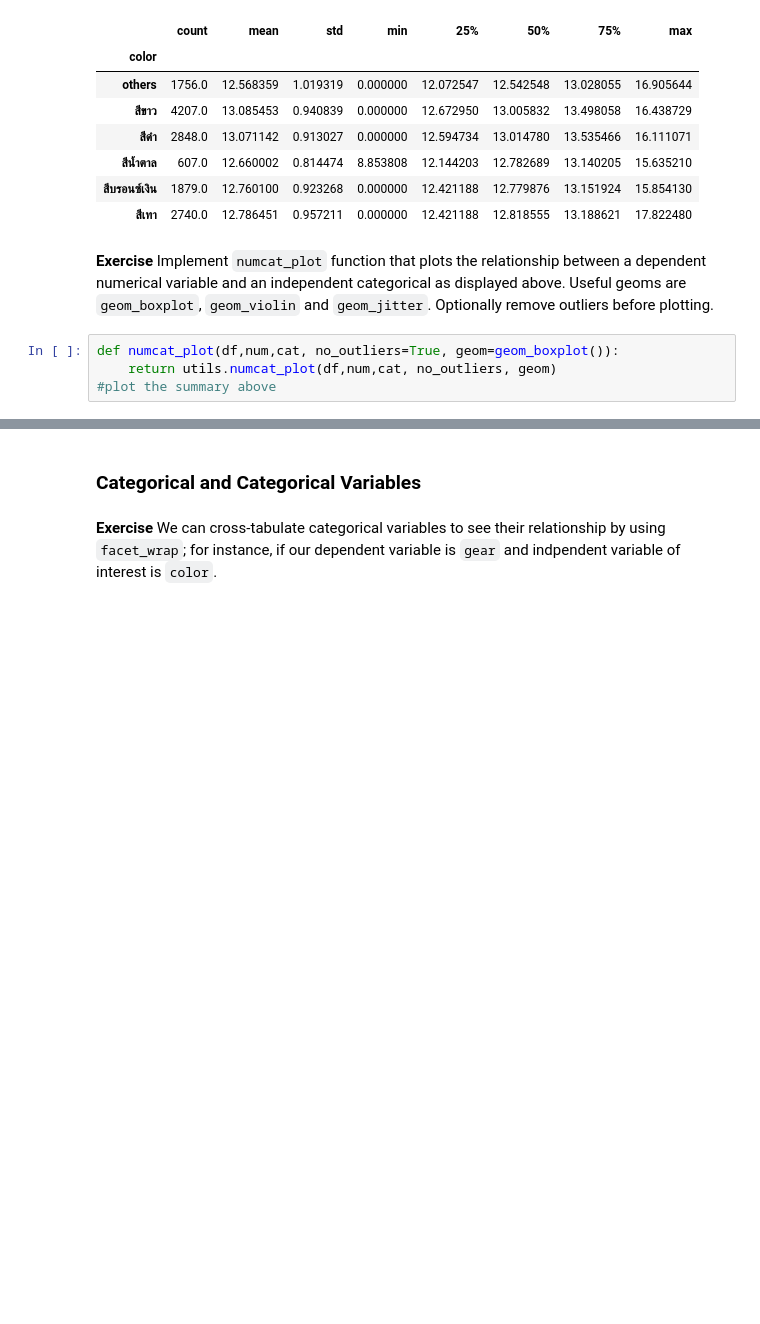
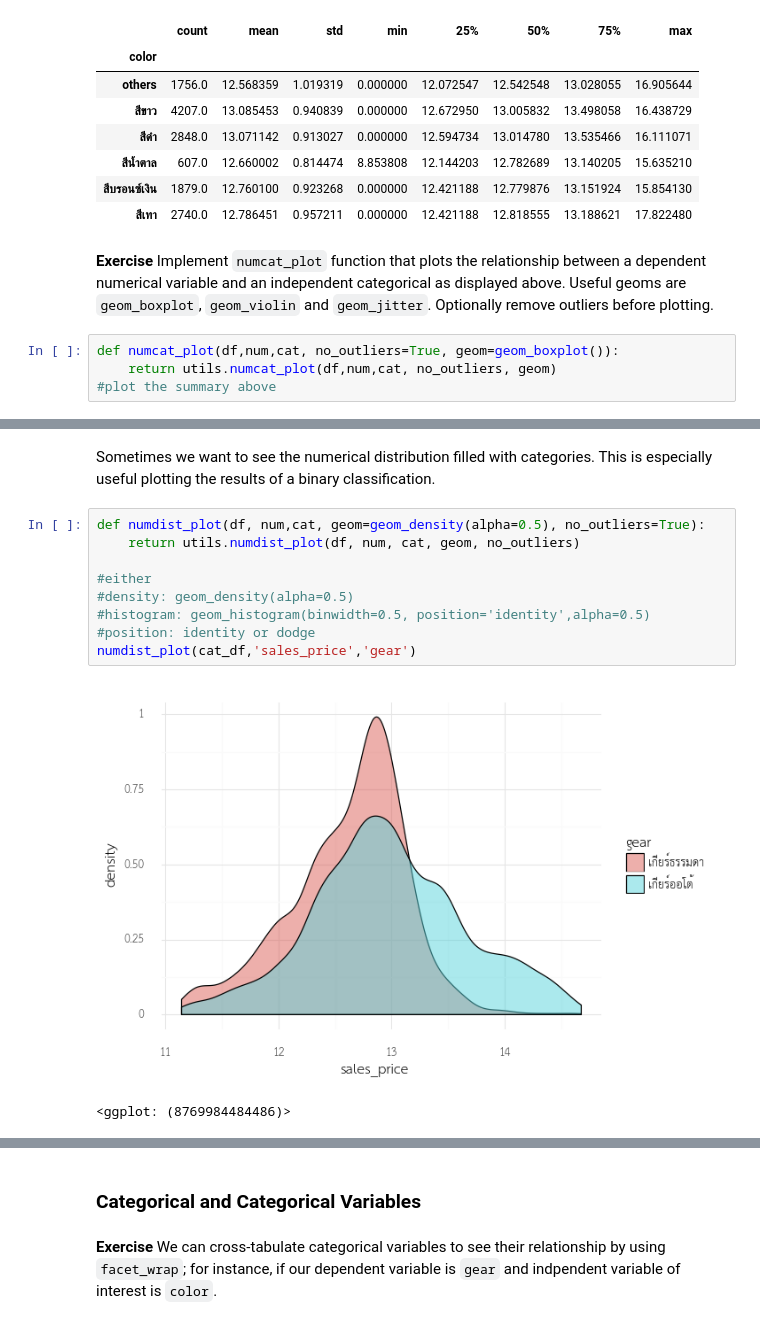
Before and after one commit to cstorm125/viztech, a Jupyter notebook: explore.ipynb, the cells around one changed output, grey strips where cells are left out. Cells and saved outputs as stored; diff of their text form; blank space fills up the shorter version.

```diff
--- a/explore.ipynb
+++ b/explore.ipynb
@@ -186,0 +197,14 @@ interactive(children=(Dropdown(description='cat', index=2, options=('brand', 'se
+# %% [markdown]
+Sometimes we want to see the numerical distribution filled with categories. This is especially useful plotting the results of a binary classification.
+# %%
+def numdist_plot(df, num,cat, geom=geom_density(alpha=0.5), no_outliers=True):
+    return utils.numdist_plot(df, num, cat, geom, no_outliers)
+
+#either
+#density: geom_density(alpha=0.5)
+#histogram: geom_histogram(binwidth=0.5, position='identity',alpha=0.5)
+#position: identity or dodge
+numdist_plot(cat_df,'sales_price','gear')
+# %% [output]
+[figure, added]
+<ggplot: (8769984484486)>
```
Also changed, not shown: parts of 9 cells of this notebook, 1 other file.
